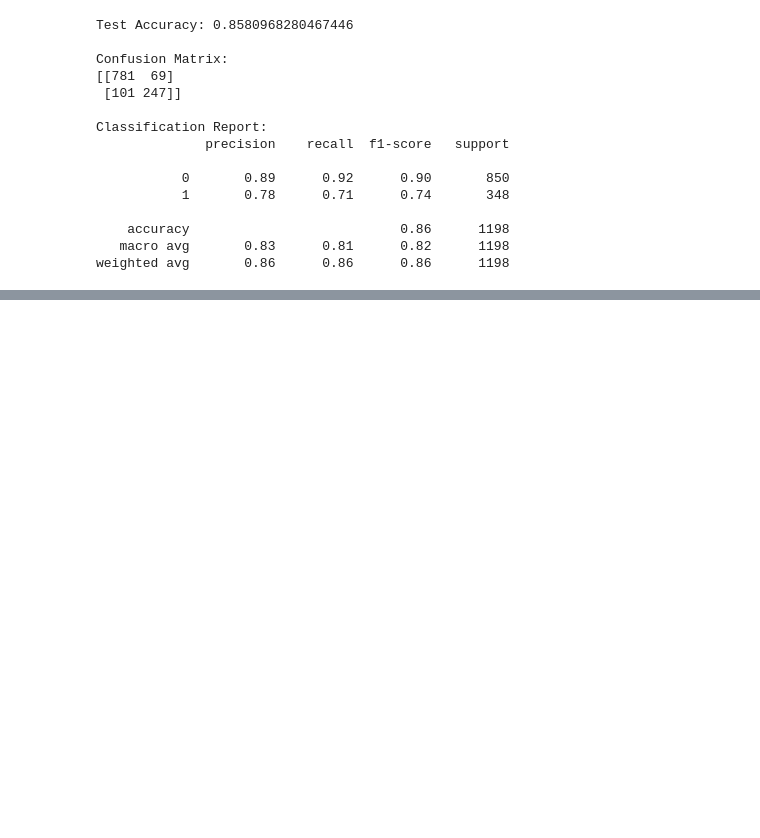
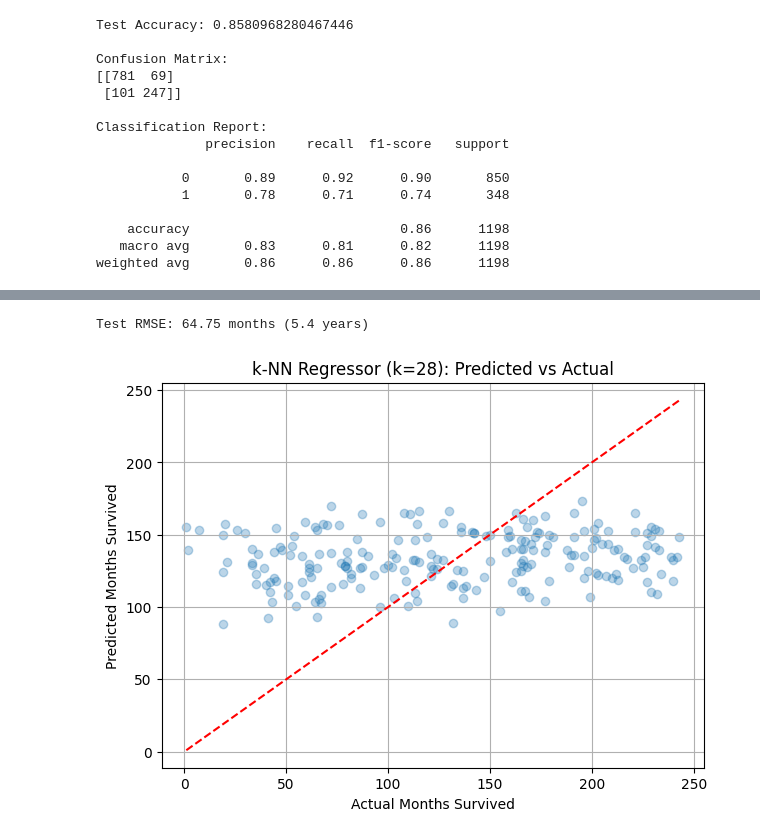
Before and after one commit to apatterson5022/Project-1---ML, a Jupyter notebook: Project_1_BSDS_Part_2_AP.ipynb, the cells around one changed output, grey strips where cells are left out. Cells and saved outputs as stored; diff of their text form; code cells hidden in the pictures; blank space fills up the shorter version.

```diff
--- a/Project_1_BSDS_Part_2_AP.ipynb
+++ b/Project_1_BSDS_Part_2_AP.ipynb
@@ -737,0 +792,20 @@ weighted avg       0.86      0.86      0.86      1198
+# %%
+final_model = KNeighborsRegressor(n_neighbors=best_k)
+final_model.fit(X_train, y_train)
+y_pred = final_model.predict(X_test)
+
+test_rmse = np.sqrt(mean_squared_error(y_test, y_pred))
+print(f"Test RMSE: {test_rmse:.2f} months ({test_rmse/12:.1f} years)")
+
+# Plot predicted vs actual
+plt.figure(figsize=(7, 5))
+plt.scatter(y_test, y_pred, alpha=0.3)
+plt.plot([y_test.min(), y_test.max()], [y_test.min(), y_test.max()], 'r--')
+plt.xlabel('Actual Months Survived')
+plt.ylabel('Predicted Months Survived')
+plt.title(f'k-NN Regressor (k={best_k}): Predicted vs Actual')
+plt.grid(True)
+plt.show()
+# %% [output]
+Test RMSE: 64.75 months (5.4 years)
+[figure, added]
```
Also changed, not shown: parts of 5 cells of this notebook.
